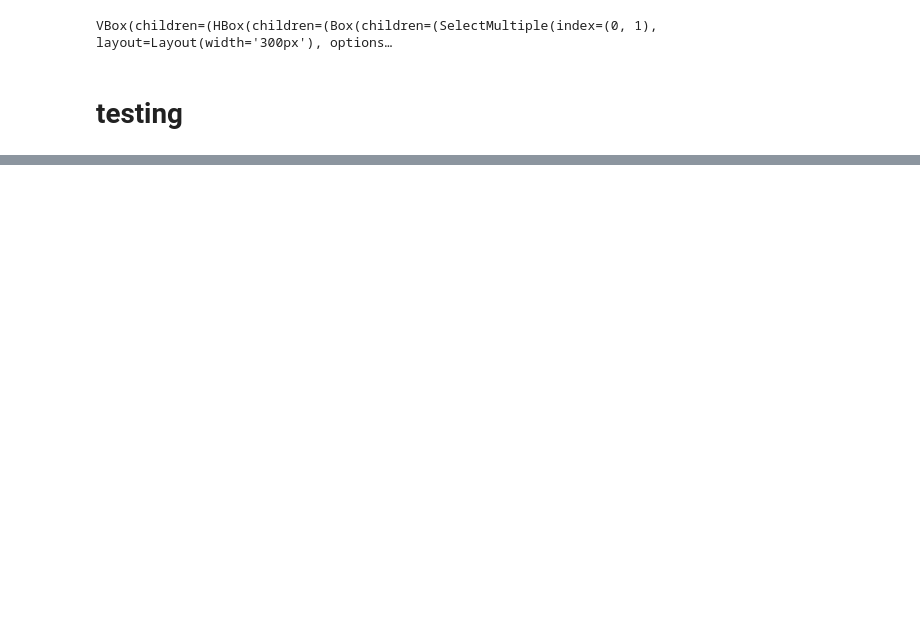
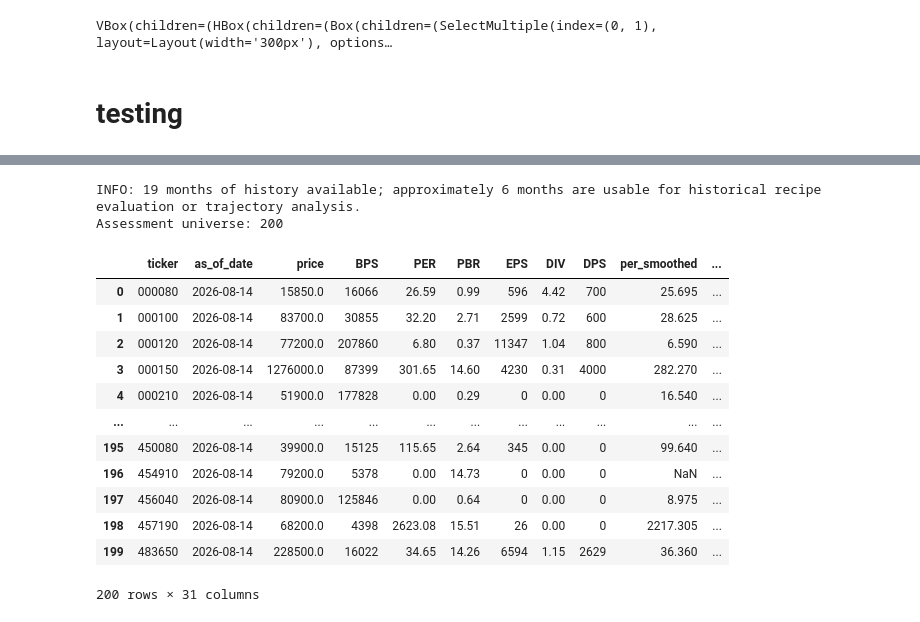
Before and after one commit to lbk209/stocksift, a Jupyter notebook: example_stock_selection_long_v4.ipynb, the cells around one changed output, grey strips where cells are left out. Saved outputs shown, nothing was run; the diff lists cells and outputs as text; code cells hidden in the pictures; blank space fills up the shorter version.

```diff
--- a/example_stock_selection_long_v4.ipynb
+++ b/example_stock_selection_long_v4.ipynb
@@ -269,0 +275,9 @@ prices = prices.set_index(['date','ticker'])
+# %%
+DATA_DIR = 'del'
+PRICE_CSV = "kospi200_prices_*.csv"
+# %%
+RATIO_CSV = "kospi200_ratios_*.csv"
+# %%
+# Produce the canonical ticker-level assessment feature table.
+assessment = StockAssessment(price_csv=PRICE_CSV, ratio_csv=RATIO_CSV, data_root=DATA_DIR)
+prices = assessment.prices
@@ -269,0 +314,24 @@ prices = prices.set_index(['date','ticker'])
+# %%
+#date = '2026-02-01'
+date = None
+features = assessment.assess(date)
+print(f"Assessment universe: {len(features)}")
+# %% [output]
+INFO: 19 months of history available; approximately 6 months are usable for historical recipe evaluation or trajectory analysis.
+Assessment universe: 200
+# %%
+features
+# %% [output]
+|  | ticker | as_of_date | price | BPS | PER | PBR | EPS | DIV | DPS | per_smoothed | ... |
+| 0 | 000080 | 2026-08-14 | 15850.0 | 16066 | 26.59 | 0.99 | 596 | 4.42 | 700 | 25.695 | ... |
+| 1 | 000100 | 2026-08-14 | 83700.0 | 30855 | 32.20 | 2.71 | 2599 | 0.72 | 600 | 28.625 | ... |
+| 2 | 000120 | 2026-08-14 | 77200.0 | 207860 | 6.80 | 0.37 | 11347 | 1.04 | 800 | 6.590 | ... |
+| 3 | 000150 | 2026-08-14 | 1276000.0 | 87399 | 301.65 | 14.60 | 4230 | 0.31 | 4000 | 282.270 | ... |
+| 4 | 000210 | 2026-08-14 | 51900.0 | 177828 | 0.00 | 0.29 | 0 | 0.00 | 0 | 16.540 | ... |
+| ... | ... | ... | ... | ... | ... | ... | ... | ... | ... | ... | ... |
+| 195 | 450080 | 2026-08-14 | 39900.0 | 15125 | 115.65 | 2.64 | 345 | 0.00 | 0 | 99.640 | ... |
+| 196 | 454910 | 2026-08-14 | 79200.0 | 5378 | 0.00 | 14.73 | 0 | 0.00 | 0 | NaN | ... |
+| 197 | 456040 | 2026-08-14 | 80900.0 | 125846 | 0.00 | 0.64 | 0 | 0.00 | 0 | 8.975 | ... |
+| 198 | 457190 | 2026-08-14 | 68200.0 | 4398 | 2623.08 | 15.51 | 26 | 0.00 | 0 | 2217.305 | ... |
+| 199 | 483650 | 2026-08-14 | 228500.0 | 16022 | 34.65 | 14.26 | 6594 | 1.15 | 2629 | 36.360 | ... |
+200 rows × 31 columns
```
Also changed, not shown: parts of 19 cells of this notebook.
